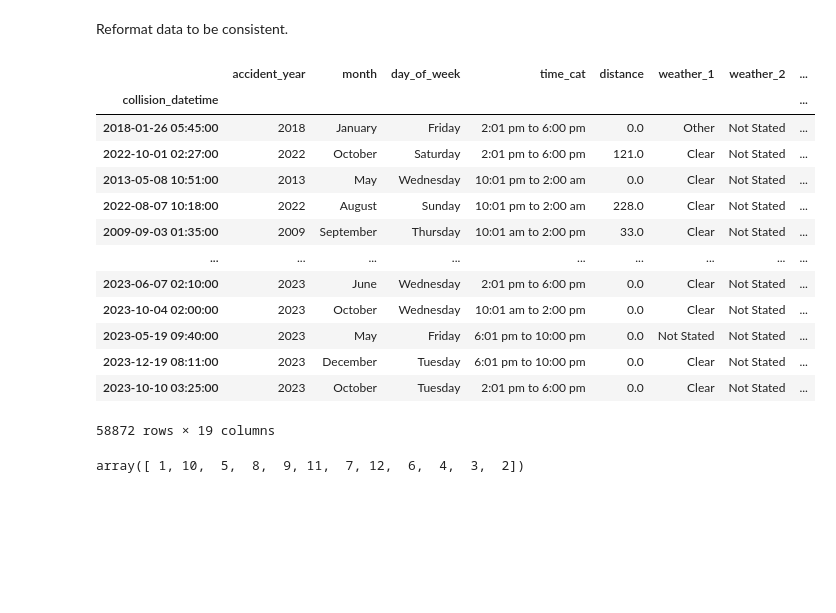
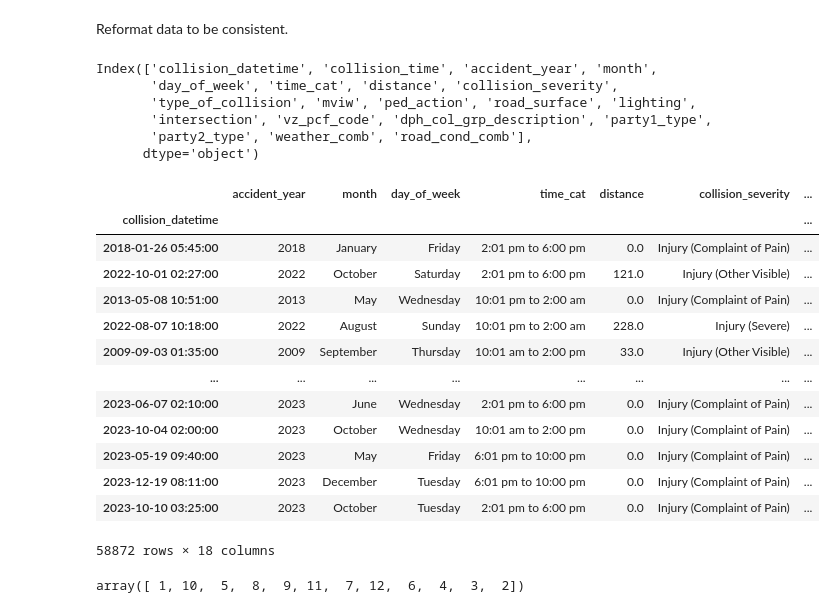
Before and after one commit to w-erica/sf_crash_severity, a Jupyter notebook: notebooks/1.0-ejy-eda_and_initial_modeling.ipynb, the cells around one changed output. Cells and saved outputs as stored; diff of their text form; code cells hidden in the pictures; blank space fills up the shorter version.

```diff
--- a/notebooks/1.0-ejy-eda_and_initial_modeling.ipynb
+++ b/notebooks/1.0-ejy-eda_and_initial_modeling.ipynb
@@ -70,39 +70,77 @@ Reformat data to be consistent.
 # %%
 
 # display(df["road_cond_1"].unique())
 # display(df["road_cond_2"].unique())
 df["road_cond_1"].where(df["road_cond_1"] != "Holes, Deep Rut", other="Holes, Deep Ruts", inplace=True)
 df["road_cond_1"].where(df["road_cond_1"] != "No Unusual Condition", other="None", inplace=True)
 df["road_cond_1"].where(df["road_cond_1"] != "Not Stated", other="None", inplace=True)
 df["road_cond_2"].where(df["road_cond_2"] != "No Unusual Condition", other="None", inplace=True)
 df["road_cond_2"].where(df["road_cond_2"] != "Not Stated", other="None", inplace=True)
 df["vz_pcf_code"].where(~df["vz_pcf_code"].isnull(), other="Unknown", inplace=True)
+df['weather_1'].where(~df['weather_1'].str.contains("Fog"), other="Fog", inplace=True)
+df['weather_1'].where(~df['weather_1'].isin([
+    'Not Stated', 'Other: Unknown', "Other: NOT ON SCENE", 'Other: NOT AT SCENE'
+]), other="Other", inplace=True)
+df['weather_1'].where(df['weather_1'] != 'Other: MISTING', other="Mist", inplace=True)
+df['weather_2'].where(~df['weather_2'].isin([
+    np.nan,
+    'Not Stated',
+    'Other: NOT ON SCENE'])
+    , other="Other", inplace=True)
+df['weather_2'].where(~df['weather_2'].str.contains("Fog"), other="Fog", inplace=True)
+df['weather_2'].where(~df['weather_2'].str.lower().str.contains("mist"), other="Mist", inplace=True)
+df['weather_2'].where(~df['weather_2'].str.lower().str.contains("sun"), other="Sun", inplace=True)
+df['weather_2'].where(~df['weather_2'].str.lower().str.contains("drizzl"), other="Drizzle", inplace=True)
+df['weather_2'].where(~df['weather_2'].str.lower().str.contains("smoke"), other="Smokey", inplace=True)
+df['weather_2'].where(df['weather_2'] != 'Other: FALLING ASH', other="Ash", inplace=True)
+df['weather_2'].where(df['weather_2'] != 'Other: Overcast', other="Cloudy", inplace=True)
+df['weather_2'].where(df['weather_2'] != 'Other: WET PAVEMENT', other="Wet", inplace=True)
+df['weather_2'].where(df['weather_2'] != 'Other: Night', other="Night", inplace=True)
+df["weather_comb"] = df["weather_1"] + ";" + df["weather_2"]
+df["weather_comb"] = df["weather_comb"].str.split(";")
+df = df.drop(columns=['weather_1', 'weather_2'])
+
 # df["party2_type"].where(df["party2_type"])
 # display(df["road_cond_1"].unique())
 # display(df["road_cond_2"].unique())
 df["road_cond_comb"] = df["road_cond_1"] + ";" + df["road_cond_2"]
 df["road_cond_comb"] = df["road_cond_comb"].str.split(";")
 df = df.drop(columns=['road_cond_1', 'road_cond_2'])
+print(df.columns)
+df['party1_type'].where((df['party1_type'].notna()), other="Other", inplace=True)
+df['party1_type'].where((df['party1_type'] != 'Not Stated'), other="Other", inplace=True)
+df['party1_type'].where((df['party1_type'] != np.nan), other="Other", inplace=True)
+df['party2_type'].where((df['party2_type'].notna()), other="Other", inplace=True)
+df['party2_type'].where((df['party2_type'] != 'Not Stated'), other="Other", inplace=True)
+df['party2_type'].where((df['party2_type'] != np.nan), other="Other", inplace=True)
+
 # df.loc[:, "juris"] = df.loc[:, "juris"].astype(str)
 df["collision_datetime"] = pd.to_datetime(df["collision_datetime"], format= "%m/%d/%Y %H:%M:%S %p")
 df.set_index("collision_datetime", inplace=True)
 df.drop(columns=["collision_time"], inplace=True)
+df.dropna(axis="rows", subset=['party1_type'])
 display(df)
 # %% [output]
+Index(['collision_datetime', 'collision_time', 'accident_year', 'month',
+       'day_of_week', 'time_cat', 'distance', 'collision_severity',
+       'type_of_collision', 'mviw', 'ped_action', 'road_surface', 'lighting',
+       'intersection', 'vz_pcf_code', 'dph_col_grp_description', 'party1_type',
+       'party2_type', 'weather_comb', 'road_cond_comb'],
+      dtype='object')
-|  | accident_year | month | day_of_week | time_cat | distance | weather_1 | weather_2 | ... |
-| collision_datetime |  |  |  |  |  |  |  | ... |
-| 2018-01-26 05:45:00 | 2018 | January | Friday | 2:01 pm to 6:00 pm | 0.0 | Other | Not Stated | ... |
-| 2022-10-01 02:27:00 | 2022 | October | Saturday | 2:01 pm to 6:00 pm | 121.0 | Clear | Not Stated | ... |
-| 2013-05-08 10:51:00 | 2013 | May | Wednesday | 10:01 pm to 2:00 am | 0.0 | Clear | Not Stated | ... |
-| 2022-08-07 10:18:00 | 2022 | August | Sunday | 10:01 pm to 2:00 am | 228.0 | Clear | Not Stated | ... |
-| 2009-09-03 01:35:00 | 2009 | September | Thursday | 10:01 am to 2:00 pm | 33.0 | Clear | Not Stated | ... |
-| ... | ... | ... | ... | ... | ... | ... | ... | ... |
-| 2023-06-07 02:10:00 | 2023 | June | Wednesday | 2:01 pm to 6:00 pm | 0.0 | Clear | Not Stated | ... |
-| 2023-10-04 02:00:00 | 2023 | October | Wednesday | 10:01 am to 2:00 pm | 0.0 | Clear | Not Stated | ... |
-| 2023-05-19 09:40:00 | 2023 | May | Friday | 6:01 pm to 10:00 pm | 0.0 | Not Stated | Not Stated | ... |
-| 2023-12-19 08:11:00 | 2023 | December | Tuesday | 6:01 pm to 10:00 pm | 0.0 | Clear | Not Stated | ... |
-| 2023-10-10 03:25:00 | 2023 | October | Tuesday | 2:01 pm to 6:00 pm | 0.0 | Clear | Not Stated | ... |
+|  | accident_year | month | day_of_week | time_cat | distance | collision_severity | ... |
+| collision_datetime |  |  |  |  |  |  | ... |
+| 2018-01-26 05:45:00 | 2018 | January | Friday | 2:01 pm to 6:00 pm | 0.0 | Injury (Complaint of Pain) | ... |
+| 2022-10-01 02:27:00 | 2022 | October | Saturday | 2:01 pm to 6:00 pm | 121.0 | Injury (Other Visible) | ... |
+| 2013-05-08 10:51:00 | 2013 | May | Wednesday | 10:01 pm to 2:00 am | 0.0 | Injury (Complaint of Pain) | ... |
+| 2022-08-07 10:18:00 | 2022 | August | Sunday | 10:01 pm to 2:00 am | 228.0 | Injury (Severe) | ... |
+| 2009-09-03 01:35:00 | 2009 | September | Thursday | 10:01 am to 2:00 pm | 33.0 | Injury (Other Visible) | ... |
+| ... | ... | ... | ... | ... | ... | ... | ... |
+| 2023-06-07 02:10:00 | 2023 | June | Wednesday | 2:01 pm to 6:00 pm | 0.0 | Injury (Complaint of Pain) | ... |
+| 2023-10-04 02:00:00 | 2023 | October | Wednesday | 10:01 am to 2:00 pm | 0.0 | Injury (Complaint of Pain) | ... |
+| 2023-05-19 09:40:00 | 2023 | May | Friday | 6:01 pm to 10:00 pm | 0.0 | Injury (Complaint of Pain) | ... |
+| 2023-12-19 08:11:00 | 2023 | December | Tuesday | 6:01 pm to 10:00 pm | 0.0 | Injury (Complaint of Pain) | ... |
+| 2023-10-10 03:25:00 | 2023 | October | Tuesday | 2:01 pm to 6:00 pm | 0.0 | Injury (Complaint of Pain) | ... |
-58872 rows × 19 columns
+58872 rows × 18 columns
 # %%
 df["month"] = pd.to_datetime(df["month"], format="%B").dt.month
 df["month"].unique()
```
Also changed, not shown: parts of 18 cells of this notebook, 1 other file.
